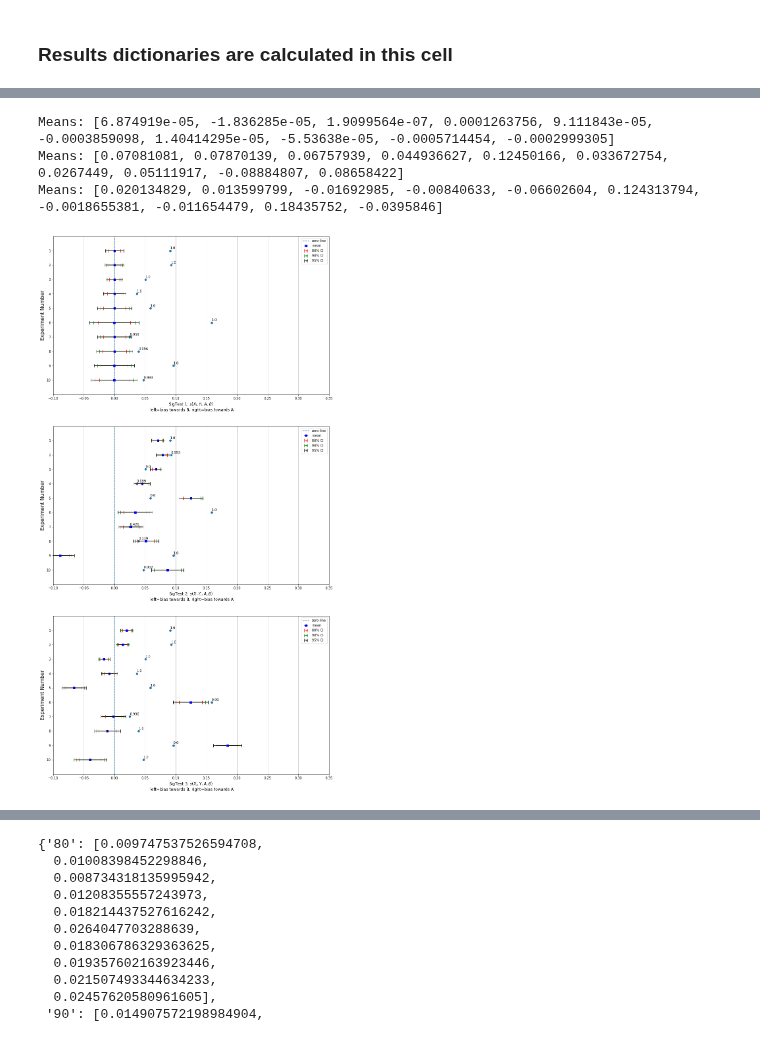
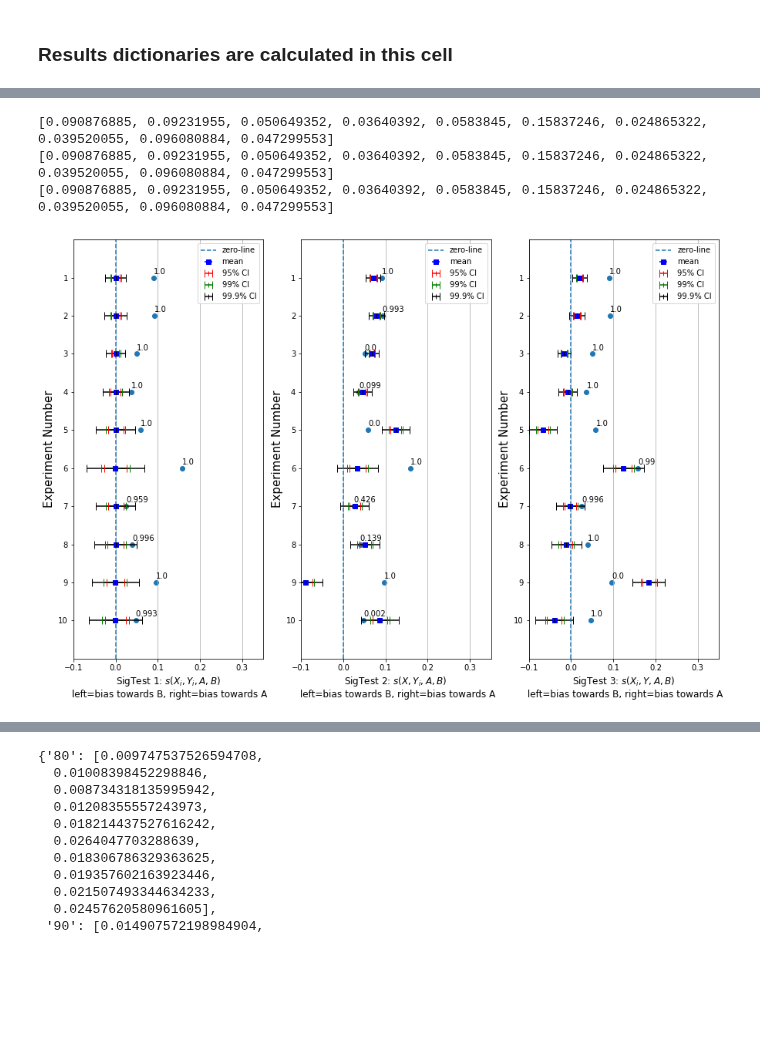
Before and after one commit to danieljsmarda/first-order-cooccurrence-metric-experiments, a Jupyter notebook: notebooks/SigTestVisualization.ipynb, the cells around one changed output, grey strips where cells are left out. Drawn from its saved outputs; the diff is of its cells as text; code cells hidden in the pictures; blank space fills up the shorter version.

```diff
--- a/notebooks/SigTestVisualization.ipynb
+++ b/notebooks/SigTestVisualization.ipynb
@@ -298,16 +298,16 @@ for test_num in range(1,4):
     y = [i for i in range(1,11)]
 
 
-    errors_80 = [get_error(results_dict[exp_num]['second'][f'sigtest_dist_{test_num}'], 0.8) for exp_num in exp_nums]
-    errors_90 = [get_error(results_dict[exp_num]['second'][f'sigtest_dist_{test_num}'], 0.9) for exp_num in exp_nums]
-    errors_95 = [get_error(results_dict[exp_num]['second'][f'sigtest_dist_{test_num}'], 0.95) for exp_num in exp_nums]
+    errors_95 = [get_error(results_dict[exp_num]['second'][f'sigtest_dist_{test_num}'], 0.8) for exp_num in exp_nums]
+    errors_99 = [get_error(results_dict[exp_num]['second'][f'sigtest_dist_{test_num}'], 0.9) for exp_num in exp_nums]
+    errors_999 = [get_error(results_dict[exp_num]['second'][f'sigtest_dist_{test_num}'], 0.999) for exp_num in exp_nums]
 
-    #ax.errorbar(means, y, xerr=errors_80, fmt='|', color='r', capsize=5, label='80% CI')
-    #ax.errorbar(means, y, xerr=errors_90, fmt='|', color='g', capsize=5, label='90% CI')
-    #ax.errorbar(means, y, xerr=errors_95, fmt='|', color='k', capsize=5, label='95% CI')
+    #ax.errorbar(means, y, xerr=errors_95, fmt='|', color='r', capsize=5, label='95% CI')
+    #ax.errorbar(means, y, xerr=errors_99, fmt='|', color='g', capsize=5, label='99% CI')
+    #ax.errorbar(means, y, xerr=errors_999, fmt='|', color='k', capsize=5, label='999% CI')
     ax.scatter(test_stats, y)
     dists = [results_dict[exp_num]['second'][f'sigtest_dist_{test_num}'] for exp_num in exp_nums]
-    quants = [[0.025, 0.05, 0.1, 0.9, 0.95, 0.975] for i in range(10)]
+    quants = [[0.025, 0.05, 0.1, 0.9, 0.999, 0.975] for i in range(10)]
     ax.violinplot(dists, vert=False, quantiles=quants)
     #ax.set_xlim(X_AXIS_LIMITS)
     #fig.suptitle('Sig Tests', fontsize=20)
@@ -323,47 +370,43 @@ for test_num in range(1,4):
 # %%
 # Whiskers
-fig, axs = plt.subplots(3,1, figsize=(15,30))
+fig, axs = plt.subplots(1,3, figsize=(15, 10))
 X_AXIS_LIMITS = [-0.1, 0.35]
 Y_AXIS_LIMITS = [11,0]
 Y_ANNOTATION_OFFSET = -0.1
 exp_nums = [i for i in range(1,11)]
 
 for test_num in range(1,4):
     ax = axs[test_num - 1]
     test_stats = [results_dict[exp_num]['second']['test_statistic'] for exp_num in exp_nums]
+    print(test_stats)
     means = [np.mean(results_dict[exp_num]['second'][f'sigtest_dist_{test_num}']) for exp_num in exp_nums]
-    print(f'Means: {means}')
     y = [i for i in range(1,11)]
-    errors_80 = [get_error(results_dict[exp_num]['second'][f'sigtest_dist_{test_num}'], 0.8) for exp_num in exp_nums]
-    errors_90 = [get_error(results_dict[exp_num]['second'][f'sigtest_dist_{test_num}'], 0.9) for exp_num in exp_nums]
-    errors_95 = [get_error(results_dict[exp_num]['second'][f'sigtest_dist_{test_num}'], 0.95) for exp_num in exp_nums]
-    errors_dict[test_num]['80'] = errors_80
-    errors_dict[test_num]['90'] = errors_95
-    errors_dict[test_num]['95'] = errors_95
+    errors_95 = [get_error(results_dict[exp_num]['second'][f'sigtest_dist_{test_num}'], 0.8) for exp_num in exp_nums]
+    errors_99 = [get_error(results_dict[exp_num]['second'][f'sigtest_dist_{test_num}'], 0.9) for exp_num in exp_nums]
+    errors_999 = [get_error(results_dict[exp_num]['second'][f'sigtest_dist_{test_num}'], 0.999) for exp_num in exp_nums]
 
     ax.errorbar(means, y, xerr=0, fmt='s', color='b', label='mean')
-    ax.errorbar(means, y, xerr=errors_80, fmt='|', color='r', capsize=5, label='80% CI')
-    ax.errorbar(means, y, xerr=errors_90, fmt='|', color='g', capsize=5, label='90% CI')
-    ax.errorbar(means, y, xerr=errors_95, fmt='|', color='k', capsize=5, label='95% CI')
+    ax.errorbar(means, y, xerr=errors_95, fmt='|', color='r', capsize=5, label='95% CI')
+    ax.errorbar(means, y, xerr=errors_99, fmt='|', color='g', capsize=5, label='99% CI')
+    ax.errorbar(means, y, xerr=errors_999, fmt='|', color='k', capsize=5, label='99.9% CI')
     ax.scatter(test_stats, y)
+    ax.xaxis.grid()
     dists = [results_dict[exp_num]['second'][f'sigtest_dist_{test_num}'] for exp_num in exp_nums]
     ax.axvline(0, label='zero-line', linestyle='--')
-    ax.xaxis.grid()
     #fig.suptitle('Sig Tests', fontsize=20)
     #fig.text(0.04, 0.5, 'Experiment Number', va='center', rotation='vertical', fontsize=20)
     p_values = [get_p_value(results_dict[exp_num]['second'][f'sigtest_dist_{test_num}'], test_stats[exp_num-1]) \
                             for exp_num in exp_nums]
-    p_values_dict[test_num] = p_values
     annotate_points(ax, p_values, test_stats, [c+Y_ANNOTATION_OFFSET for c in y])
     add_axes_obj_labels(ax, test_num)
 
     ax.set_xlim(X_AXIS_LIMITS)
+    ax.set_yticks(y)
     ax.set_ylim(Y_AXIS_LIMITS)
-    ax.set_yticks(y)
     ax.legend()
-plt.savefig(SIGTEST_IMAGE_FILEPATH)
+plt.savefig(SIGTEST_HORIZONTAL_IMAGE_FILEPATH)
 # %% [output]
-Means: [6.874919e-05, -1.836285e-05, 1.9099564e-07, 0.0001263756, 9.111843e-05, -0.0003859098, 1.40414295e-05, -5.53638e-05, -0.0005714454, -0.0002999305]
-Means: [0.07081081, 0.07870139, 0.06757939, 0.044936627, 0.12450166, 0.033672754, 0.0267449, 0.05111917, -0.08884807, 0.08658422]
-Means: [0.020134829, 0.013599799, -0.01692985, -0.00840633, -0.06602604, 0.124313794, -0.0018655381, -0.011654479, 0.18435752, -0.0395846]
+[0.090876885, 0.09231955, 0.050649352, 0.03640392, 0.0583845, 0.15837246, 0.024865322, 0.039520055, 0.096080884, 0.047299553]
+[0.090876885, 0.09231955, 0.050649352, 0.03640392, 0.0583845, 0.15837246, 0.024865322, 0.039520055, 0.096080884, 0.047299553]
+[0.090876885, 0.09231955, 0.050649352, 0.03640392, 0.0583845, 0.15837246, 0.024865322, 0.039520055, 0.096080884, 0.047299553]
-[figure, old version]
+[figure, new version]
```
Also changed, not shown: parts of 5 cells of this notebook, 1 other file.
